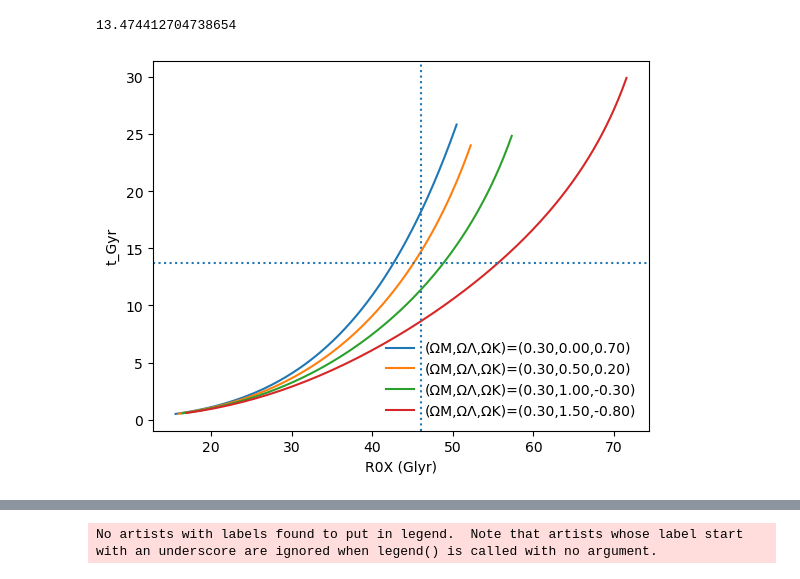
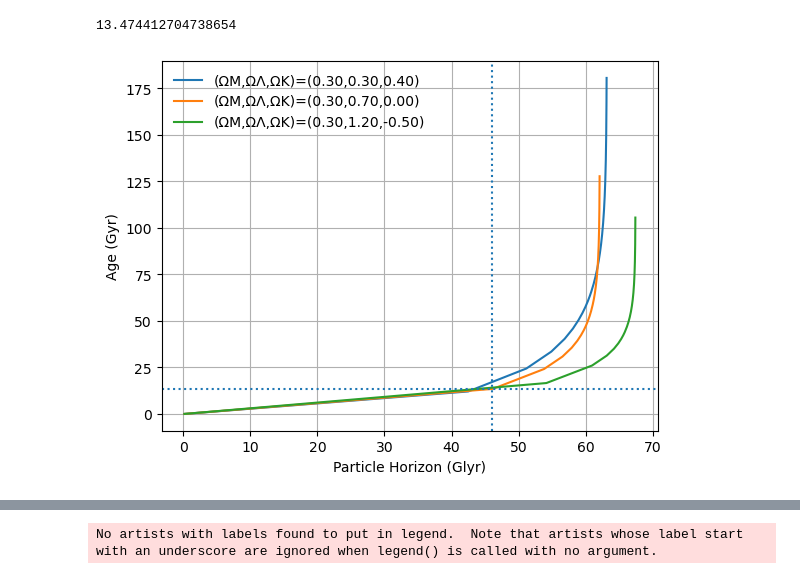
Before and after one commit to scotdevlin/Cosmo_tall, a Jupyter notebook: Distance to the particle horizon.ipynb, the cells around one changed output, grey strips where cells are left out. Drawn from its saved outputs; the diff is of its cells as text; code cells hidden in the pictures.

```diff
--- a/Distance to the particle horizon.ipynb
+++ b/Distance to the particle horizon.ipynb
@@ -134,40 +134,41 @@ print(t_Gyr)
 different cosmology paremters
 # %%
 om = 0.3  # Matter
-ol_arr = np.arange(0,2,0.5)  # Lambda
+ol_arr = (0.3,0.7,1.2)  # Lambda
 
-a_arr = np.arange(0.1,2,0.01)
+a_arr = np.arange(0.00001,1000,1)
 
 def adot_a_inv(a,om,ol,ok):                         # 1/(adot *a)   the integrand of EQN 23
     adot_a_inv = (a**2)*(np.sqrt((om * a**(-3)) + (ok * a**(-2)) + ol))
     return 1.0/adot_a_inv
 
 def adot(a,om,ol,ok):                         # 1/(adot)   the integrand of EQN 24
     adot = (a)*(np.sqrt((om * a**(-3)) + (ok * a**(-2)) + ol))
     return 1.0/adot
 
 
 for ol in ol_arr:
     ok = 1-om-ol  # curvature
     R0X = []    # Define an empty list to store age_Gyr values
     for a in a_arr:
         xx = integrate.quad(adot_a_inv, 0, a, args=(om,ol,ok))  # RHS = RHS of EQN (8)* H_0   Note: integral limits in green, they are between what values of a you want to know the time for
         R0X.append(xx[0] * cH0Glyr)
 
 
     t_Gyr = []    # Define an empty list to store t_Gyr values - this is the age at a in a_arr
     for a in a_arr:
         yy = integrate.quad(adot, 0, a, args=(om,ol,ok))  # RHS = RHS of EQN (8)* H_0   Note: integral limits in green, they are between what values of a you want to know the time for
         t_Gyr.append(yy[0] / H0y)
 
 
     plt.plot(R0X,t_Gyr,label='(ΩM,ΩΛ,ΩK)=(%.2f,%.2f,%.2f)'%(om,ol,ok))
 
 plt.axvline(x=46,linestyle=':') # Plot some crosshairs
-plt.axhline(y=13.7,linestyle=':')
-plt.xlabel('R0X (Glyr)')
-plt.ylabel('t_Gyr')
-plt.legend(loc='lower right',frameon=False)
+plt.axhline(y=13.47,linestyle=':')
+plt.xlabel('Particle Horizon (Glyr)')
+plt.ylabel('Age (Gyr)')
+plt.legend(loc='upper left', frameon=False)
+plt.grid(True)
 plt.show()
 # %% [output]
-[figure, old version]
+[figure, new version]
```
Also changed, not shown: parts of 2 cells of this notebook, 23 other files.
